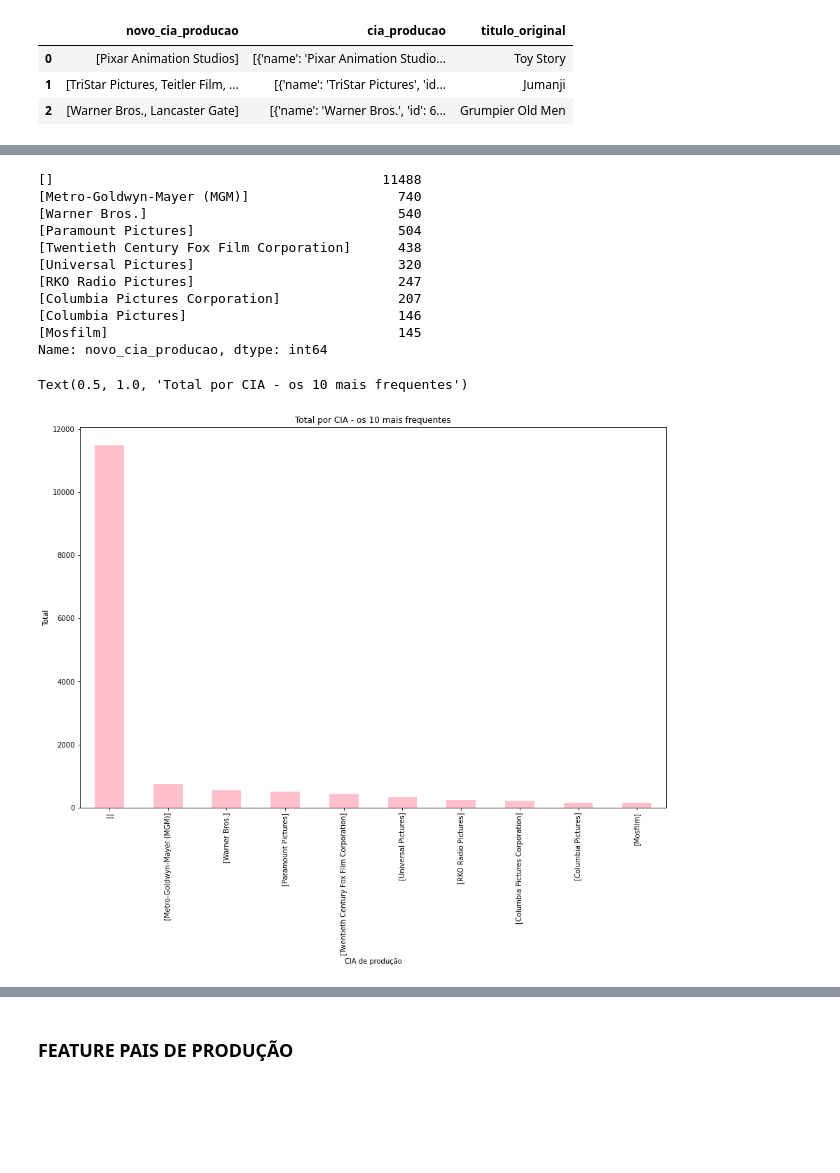
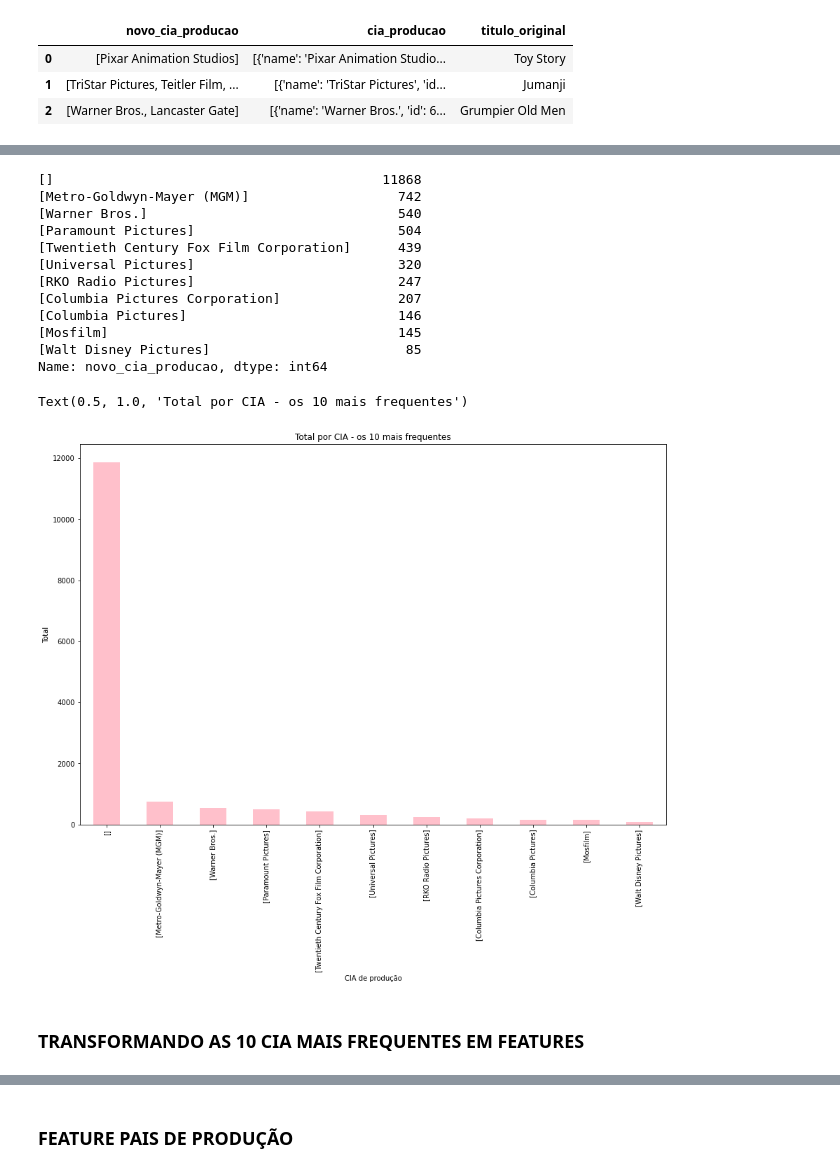
Before and after one commit to hericax/Pos, a Jupyter notebook: projeto_3/aed_projeto_3.ipynb, the cells around one changed output, grey strips where cells are left out. Drawn from its saved outputs; the diff is of its cells as text; code cells hidden in the pictures; blank space fills up the shorter version.

```diff
--- a/projeto_3/aed_projeto_3.ipynb
+++ b/projeto_3/aed_projeto_3.ipynb
@@ -141,0 +182,3 @@ Número de linhas e número de colunas: (45466, 18)
+# %%
+# deletando
+df.drop_duplicates(subset='id', keep='first', inplace = True)
@@ -345,0 +404,11 @@ Name: generos_ordenados, Length: 1921, dtype: int64
+# %%
+# substituindo o registros zerado
+i = 0
+id_zerados = []
+novo_genero = df.generos_ordenados.mode()[0]
+for index, row in df.iterrows():
+    if len(row['generos_ordenados']) == 0:
+        id_zerados.append(row['id'])
+        df.ix[df.id==row['id'], ['generos_ordenados']] = [novo_genero]
+        i = i + 1
+print ("total = ", i)
@@ -346,14 +455,14 @@ Name: generos_ordenados, Length: 1921, dtype: int64
 # %%
-# Identificando e deletando os filmes que não possuem gênero e os deletando ( [] = 2442)
+'''
+# Identificando e atualizando os filmes que não possuem gênero pela moda ( [] = 2442)
 total_registros = len(df)
 print ('total de registros', total_registros)
 t = z = 0
 while t < total_registros:
-    #print (t, df.titulo[t], df['generos_ordenados'][t])
     if (len(df['generos_ordenados'][t]) == 0):
-        print ('registro zerado', df.titulo[t], df.genero[t])
-        df.drop(t, axis=0, inplace = True )
+        df.genero[t] = df.genero[t].fillna('Drama')
         z = z + 1
     t = t + 1
 print ("total de registros sem gênero excluídos", z)
+'''
 # %% [output]
@@ -828,28 +923,33 @@ Qtde de registros unicos de CIA de produção:  22420
 # %%
-df.novo_cia_producao.value_counts().sort_values(ascending = False).head(10)
+# As 10 CIA mais frequentes
+cia_10_mais = df.novo_cia_producao.value_counts().sort_values(ascending = False).head(11)
+cia_10_mais
 # %% [output]
-[]                                          11488
-[Metro-Goldwyn-Mayer (MGM)]                   740
+[]                                          11868
+[Metro-Goldwyn-Mayer (MGM)]                   742
 [Warner Bros.]                                540
 [Paramount Pictures]                          504
-[Twentieth Century Fox Film Corporation]      438
+[Twentieth Century Fox Film Corporation]      439
 [Universal Pictures]                          320
 [RKO Radio Pictures]                          247
 [Columbia Pictures Corporation]               207
 [Columbia Pictures]                           146
 [Mosfilm]                                     145
+[Walt Disney Pictures]                         85
 Name: novo_cia_producao, dtype: int64
 # %%
 # Plotando as 10 cia de produção mais frequentes
-df.novo_cia_producao.value_counts().sort_values(ascending = False).head(10).plot.bar(color = "pink")
+cia_10_mais.plot.bar(color = "pink")
 
 plt.rcParams['figure.figsize'] = [15, 10]
 
 plt.xticks(rotation=90)
 
 plt.xlabel("CIA de produção")
 plt.ylabel("Total")
 plt.title("Total por CIA - os 10 mais frequentes")
 # %% [output]
 Text(0.5, 1.0, 'Total por CIA - os 10 mais frequentes')
-[figure, old version]
+[figure, new version]
+# %% [markdown]
+### TRANSFORMANDO AS 10 CIA MAIS FREQUENTES EM FEATURES
```
Also changed, not shown: parts of 134 cells of this notebook.
